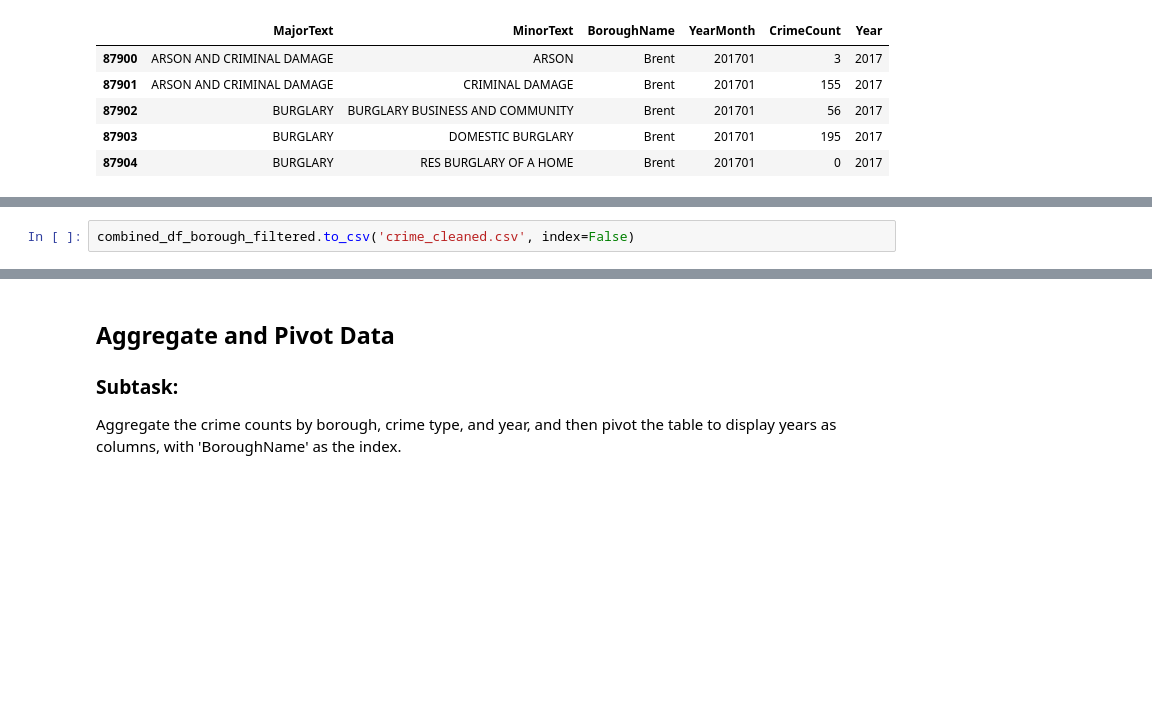
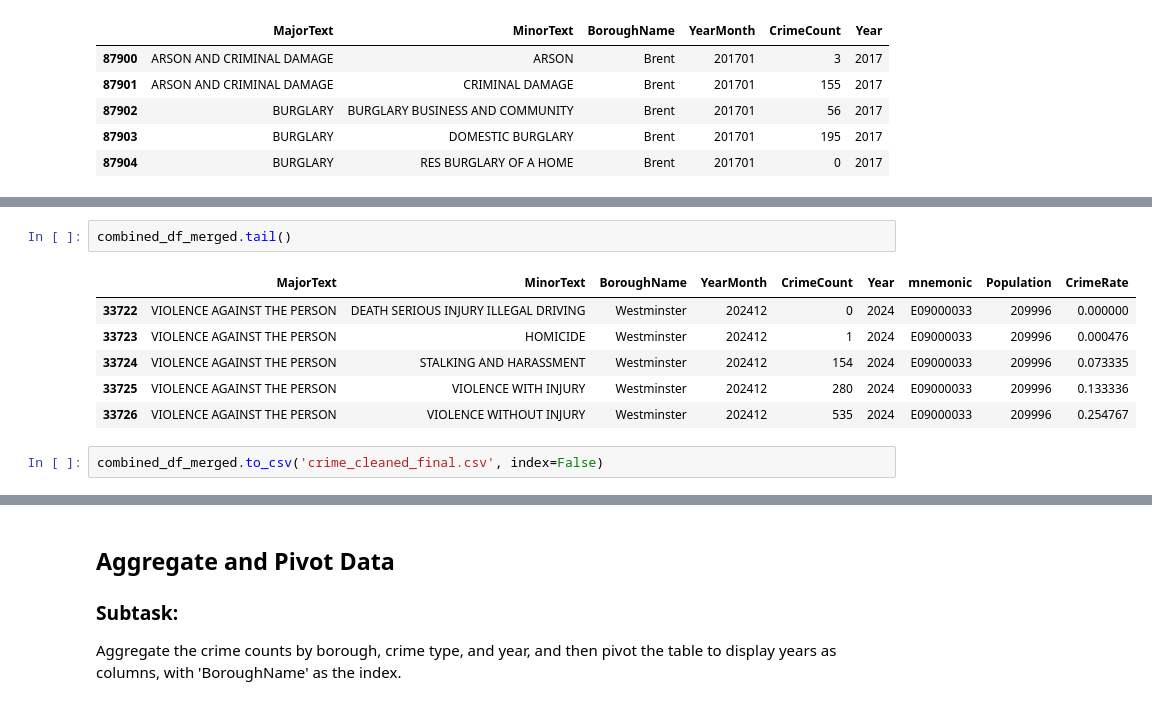
Before and after one commit to greypen2006/biophilic-design, a Jupyter notebook: Clean.ipynb, the cells around one changed output, grey strips where cells are left out. Saved outputs shown, nothing was run; the diff lists cells and outputs as text; blank space fills up the shorter version.

```diff
--- a/Clean.ipynb
+++ b/Clean.ipynb
@@ -278,3 +316,12 @@ combined_df_borough_filtered.head()
+# %%
+combined_df_merged.tail()
+# %% [output]
+|  | MajorText | MinorText | BoroughName | YearMonth | CrimeCount | Year | mnemonic | Population | CrimeRate |
+| 33722 | VIOLENCE AGAINST THE PERSON | DEATH SERIOUS INJURY ILLEGAL DRIVING | Westminster | 202412 | 0 | 2024 | E09000033 | 209996 | 0.000000 |
+| 33723 | VIOLENCE AGAINST THE PERSON | HOMICIDE | Westminster | 202412 | 1 | 2024 | E09000033 | 209996 | 0.000476 |
+| 33724 | VIOLENCE AGAINST THE PERSON | STALKING AND HARASSMENT | Westminster | 202412 | 154 | 2024 | E09000033 | 209996 | 0.073335 |
+| 33725 | VIOLENCE AGAINST THE PERSON | VIOLENCE WITH INJURY | Westminster | 202412 | 280 | 2024 | E09000033 | 209996 | 0.133336 |
+| 33726 | VIOLENCE AGAINST THE PERSON | VIOLENCE WITHOUT INJURY | Westminster | 202412 | 535 | 2024 | E09000033 | 209996 | 0.254767 |
 # %%
-combined_df_borough_filtered.to_csv('crime_cleaned.csv', index=False)
+combined_df_merged.to_csv('crime_cleaned_final.csv', index=False)
 # %%
```
Also changed, not shown: parts of 4 cells of this notebook.
